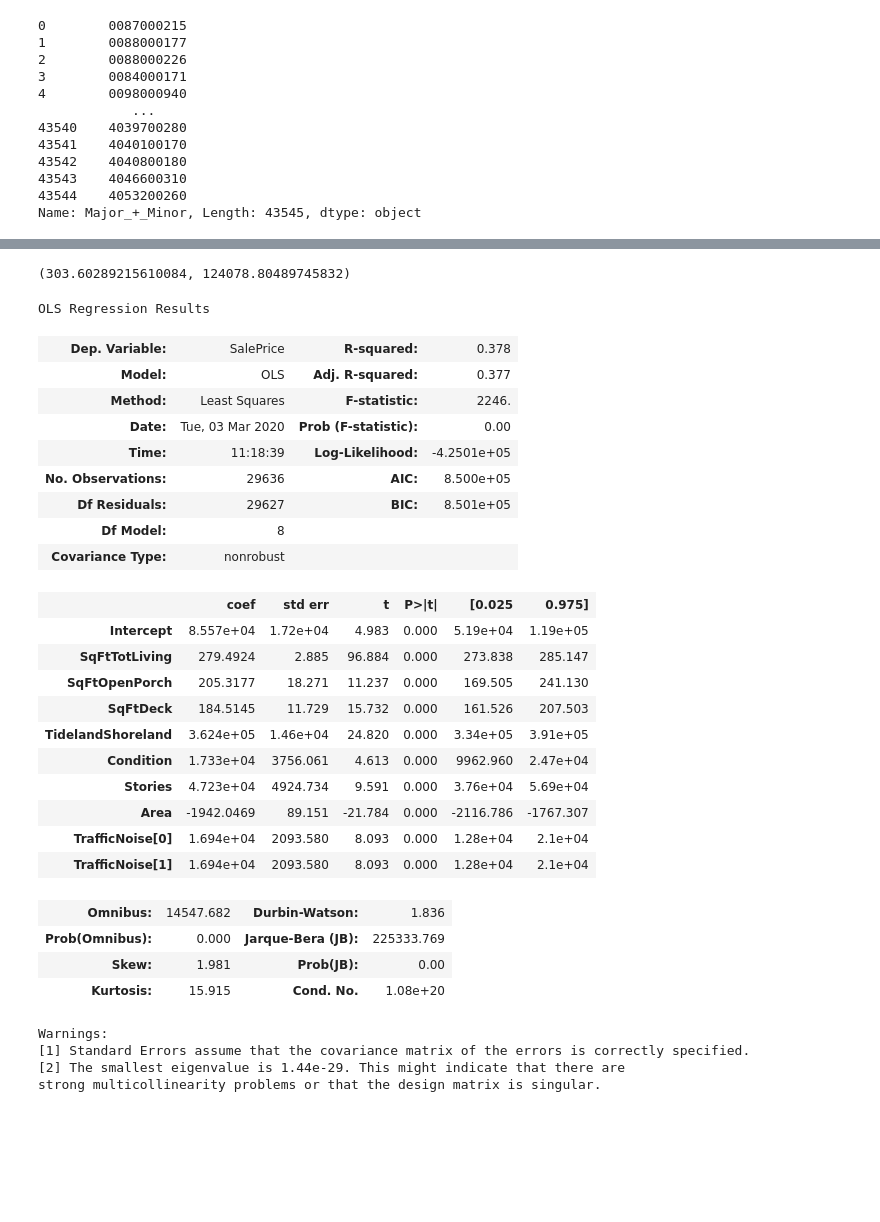
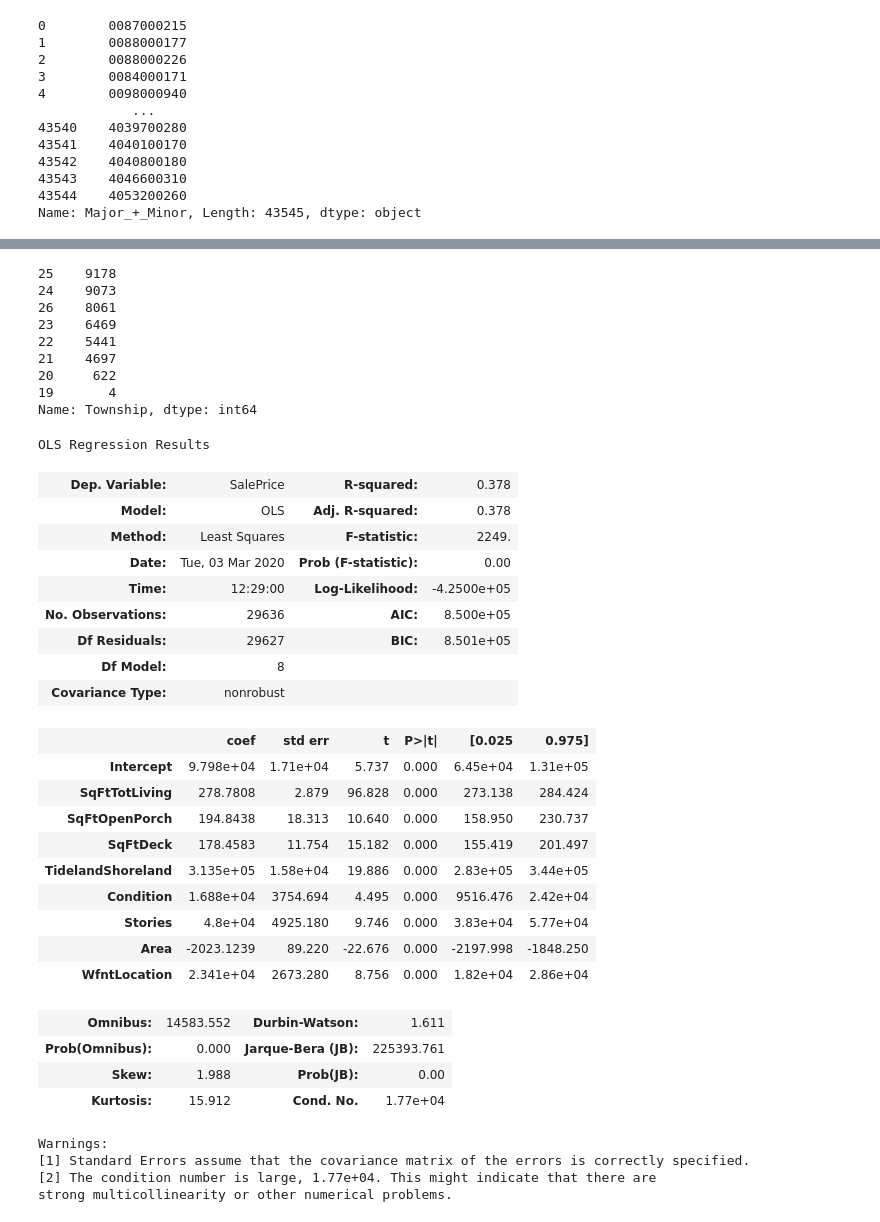
Before and after one commit to sam-thurman/king_county_housing, a Jupyter notebook: notebooks/exploratory/sam_exploratory.ipynb, the cells around one changed output, grey strips where cells are left out. Saved outputs shown, nothing was run; the diff lists cells and outputs as text; code cells hidden in the pictures; blank space fills up the shorter version.

Commit message:
getting up to date w master (jarod's pipeline script)

```diff
--- a/notebooks/exploratory/sam_exploratory.ipynb
+++ b/notebooks/exploratory/sam_exploratory.ipynb
@@ -15,4 +16,4 @@ from sklearn.linear_model import LinearRegression
 # %%
 # !pip install sklearn
 # %%
-df_2019 = pd.read_csv('../../data/housing2019.csv', encoding='latin-1')
+df_2019 = pd.re"ad_csv('../../data/housing2019.csv', encoding='latin-1')
@@ -81,10 +95,11 @@ combined_df['LivableSpace'] = combined_df['SqFtTotLiving'] + combined_df['SqFtFi
 """
 selecting interested columns
 """
-groomed_df = combined_df[['Major_+_Minor', 'SalePrice', 'SqFtTotLiving', 'SqFtOpenPorch',
+df_groom = df_2019[['Major_+_Minor', 'SalePrice', 'SqFtTotLiving', 'SqFtOpenPorch',
                           'SqFtEnclosedPorch', 'SqFtDeck', 'TidelandShoreland',
-                          'TrafficNoise', 'AirportNoise', 'PowerLines', 'Stories', 'Condition', 'Area',
-                          'DocumentDate', 'TrafficNoise', 'AirportNoise', 'PowerLines', 'OtherNuisances']]
+                          'TrafficNoise', 'AirportNoise', 'PowerLines', 'Stories',
+                          'Condition', 'Area', 'TrafficNoise', 'AirportNoise', 'PowerLines',
+                          'OtherNuisances', 'WfntLocation', 'DocumentDate']]
 # pd.DataFrame(groomed_df['Major_+_Minor'].value_counts()).iloc[100:]
 # groomed_df[groomed_df['Major_+_Minor'] == '0415100049'].sort_values('DocumentDate', ascending=False)
 # %%
@@ -92,9 +107,9 @@ groomed_df = combined_df[['Major_+_Minor', 'SalePrice', 'SqFtTotLiving', 'SqFtOp
 filtering data
 """
 
-groomed_df = groomed_df[groomed_df['SalePrice'] > 0]
-groomed_df = groomed_df[groomed_df['SalePrice'] < 5000000]
-#groomed_df = groomed_df[groomed_df['LivableSpace'] < 50000]
-groomed_df = groomed_df[groomed_df['SqFtTotLiving'] < 50000]
-groomed_df = groomed_df[groomed_df['DocumentDate'].str.contains('2019')]
+df_groom = df_groom[df_groom['SalePrice'] > 0]
+df_groom = df_groom[df_groom['SalePrice'] < 5000000]
+#df_groom = df_groom[df_groom['LivableSpace'] < 50000]
+df_groom = df_groom[df_groom['SqFtTotLiving'] < 50000]
+df_groom = df_groom[df_groom['DocumentDate'].str.contains('2019')]
 # %%
@@ -116,7 +143,0 @@ ax.set(xlim=(0, 10000000), ylim=(0, 50000))
-# %%
-fsm = ols(formula='SalePrice ~ SqFtTotLiving', data=groomed_df).fit()
-b = fsm.params.Intercept
-m = fsm.params.SqFtTotLiving
-m, b
-# %% [output]
-(303.60289215610084, 124078.80489745832)
@@ -129,3 +144,15 @@ ax = plt.plot(x, ((m*x) + b))
+# %%
+df_2019['Township'].value_counts()
+# %% [output]
+25    9178
+24    9073
+26    8061
+23    6469
+22    5441
+21    4697
+20     622
+19       4
+Name: Township, dtype: int64
 # %%
 fsm = ols(formula='SalePrice ~ SqFtTotLiving', data=groomed_df).fit()
 
@@ -133,38 +160,37 @@ rainbow_statistic, rainbow_p_value = linear_rainbow(fsm)
 print('p val: ', rainbow_p_value)
 print('rainbow stat: ', rainbow_statistic)
 # %%
-fsm_multi = ols(formula='SalePrice ~ SqFtTotLiving + SqFtOpenPorch + SqFtDeck + TidelandShoreland + Condition + Stories + Area + TrafficNoise', data=groomed_df).fit()
+fsm_multi = ols(formula='SalePrice ~ SqFtTotLiving + SqFtOpenPorch + SqFtDeck + TidelandShoreland + Condition + Stories + Area + WfntLocation', data=df_groom).fit()
 fsm_multi.summary()
 # %% [output]
 OLS Regression Results
 | Dep. Variable: | SalePrice | R-squared: | 0.378 |
-| Model: | OLS | Adj. R-squared: | 0.377 |
-| Method: | Least Squares | F-statistic: | 2246. |
+| Model: | OLS | Adj. R-squared: | 0.378 |
+| Method: | Least Squares | F-statistic: | 2249. |
 | Date: | Tue, 03 Mar 2020 | Prob (F-statistic): | 0.00 |
-| Time: | 11:18:39 | Log-Likelihood: | -4.2501e+05 |
+| Time: | 12:29:00 | Log-Likelihood: | -4.2500e+05 |
 | No. Observations: | 29636 | AIC: | 8.500e+05 |
 | Df Residuals: | 29627 | BIC: | 8.501e+05 |
 | Df Model: | 8 |  |  |
 | Covariance Type: | nonrobust |  |  |
 |  | coef | std err | t | P>|t| | [0.025 | 0.975] |
-| Intercept | 8.557e+04 | 1.72e+04 | 4.983 | 0.000 | 5.19e+04 | 1.19e+05 |
-| SqFtTotLiving | 279.4924 | 2.885 | 96.884 | 0.000 | 273.838 | 285.147 |
-| SqFtOpenPorch | 205.3177 | 18.271 | 11.237 | 0.000 | 169.505 | 241.130 |
-| SqFtDeck | 184.5145 | 11.729 | 15.732 | 0.000 | 161.526 | 207.503 |
-| TidelandShoreland | 3.624e+05 | 1.46e+04 | 24.820 | 0.000 | 3.34e+05 | 3.91e+05 |
-| Condition | 1.733e+04 | 3756.061 | 4.613 | 0.000 | 9962.960 | 2.47e+04 |
-| Stories | 4.723e+04 | 4924.734 | 9.591 | 0.000 | 3.76e+04 | 5.69e+04 |
-| Area | -1942.0469 | 89.151 | -21.784 | 0.000 | -2116.786 | -1767.307 |
-| TrafficNoise[0] | 1.694e+04 | 2093.580 | 8.093 | 0.000 | 1.28e+04 | 2.1e+04 |
-| TrafficNoise[1] | 1.694e+04 | 2093.580 | 8.093 | 0.000 | 1.28e+04 | 2.1e+04 |
+| Intercept | 9.798e+04 | 1.71e+04 | 5.737 | 0.000 | 6.45e+04 | 1.31e+05 |
+| SqFtTotLiving | 278.7808 | 2.879 | 96.828 | 0.000 | 273.138 | 284.424 |
+| SqFtOpenPorch | 194.8438 | 18.313 | 10.640 | 0.000 | 158.950 | 230.737 |
+| SqFtDeck | 178.4583 | 11.754 | 15.182 | 0.000 | 155.419 | 201.497 |
+| TidelandShoreland | 3.135e+05 | 1.58e+04 | 19.886 | 0.000 | 2.83e+05 | 3.44e+05 |
+| Condition | 1.688e+04 | 3754.694 | 4.495 | 0.000 | 9516.476 | 2.42e+04 |
+| Stories | 4.8e+04 | 4925.180 | 9.746 | 0.000 | 3.83e+04 | 5.77e+04 |
+| Area | -2023.1239 | 89.220 | -22.676 | 0.000 | -2197.998 | -1848.250 |
+| WfntLocation | 2.341e+04 | 2673.280 | 8.756 | 0.000 | 1.82e+04 | 2.86e+04 |
-| Omnibus: | 14547.682 | Durbin-Watson: | 1.836 |
-| Prob(Omnibus): | 0.000 | Jarque-Bera (JB): | 225333.769 |
-| Skew: | 1.981 | Prob(JB): | 0.00 |
-| Kurtosis: | 15.915 | Cond. No. | 1.08e+20 |
+| Omnibus: | 14583.552 | Durbin-Watson: | 1.611 |
+| Prob(Omnibus): | 0.000 | Jarque-Bera (JB): | 225393.761 |
+| Skew: | 1.988 | Prob(JB): | 0.00 |
+| Kurtosis: | 15.912 | Cond. No. | 1.77e+04 |
 Warnings:
 [1] Standard Errors assume that the covariance matrix of the errors is correctly specified.
-[2] The smallest eigenvalue is 1.44e-29. This might indicate that there are
-strong multicollinearity problems or that the design matrix is singular.
+[2] The condition number is large, 1.77e+04. This might indicate that there are
+strong multicollinearity or other numerical problems.
 # %%
 #  y = 281.85*x1 + 178.87*x2 + 195.04*x3 + 356274.87*x4 + 126523.45
 # %%
```
Also changed, not shown: parts of 12 cells of this notebook, 1 other file.
